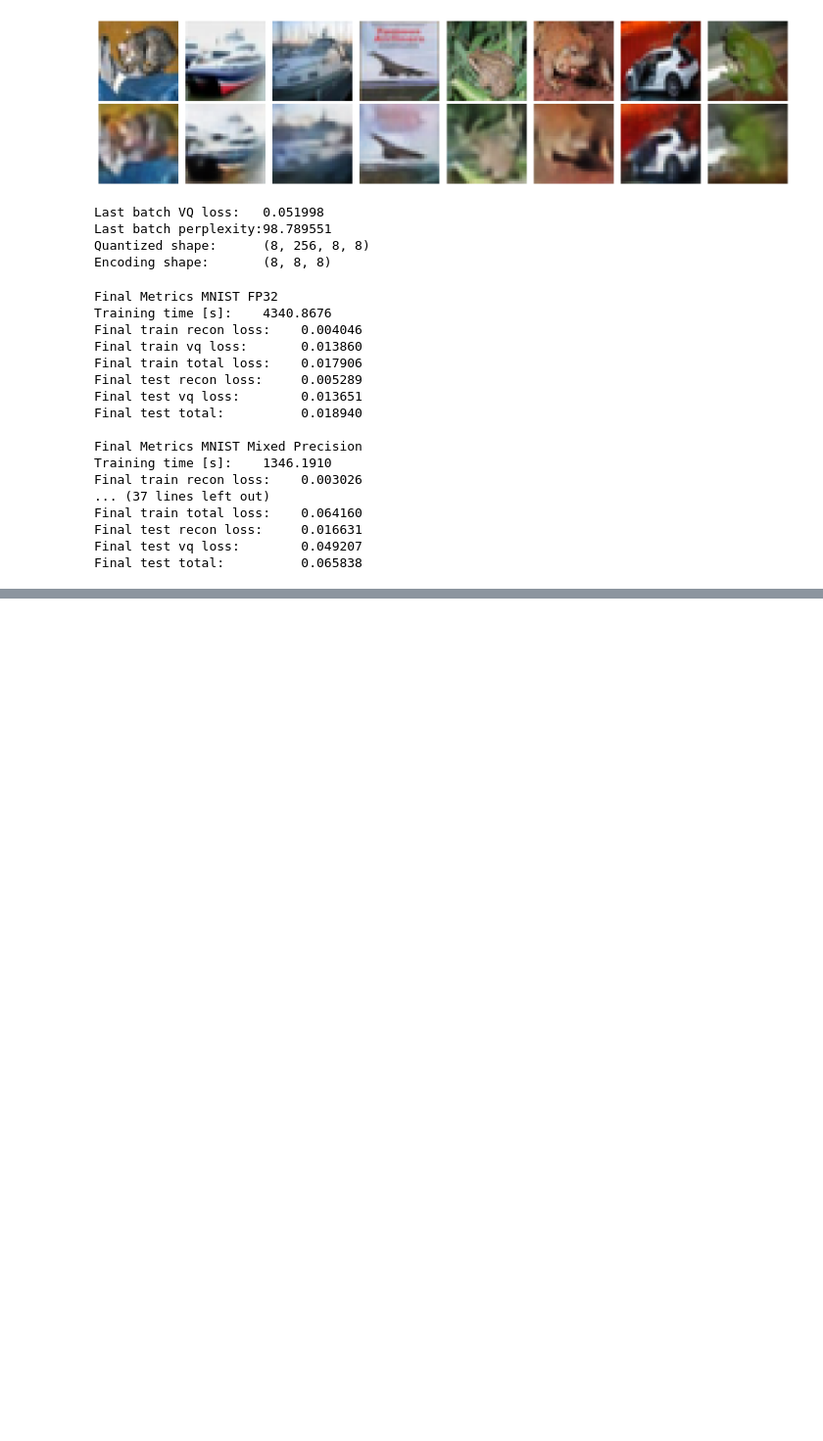
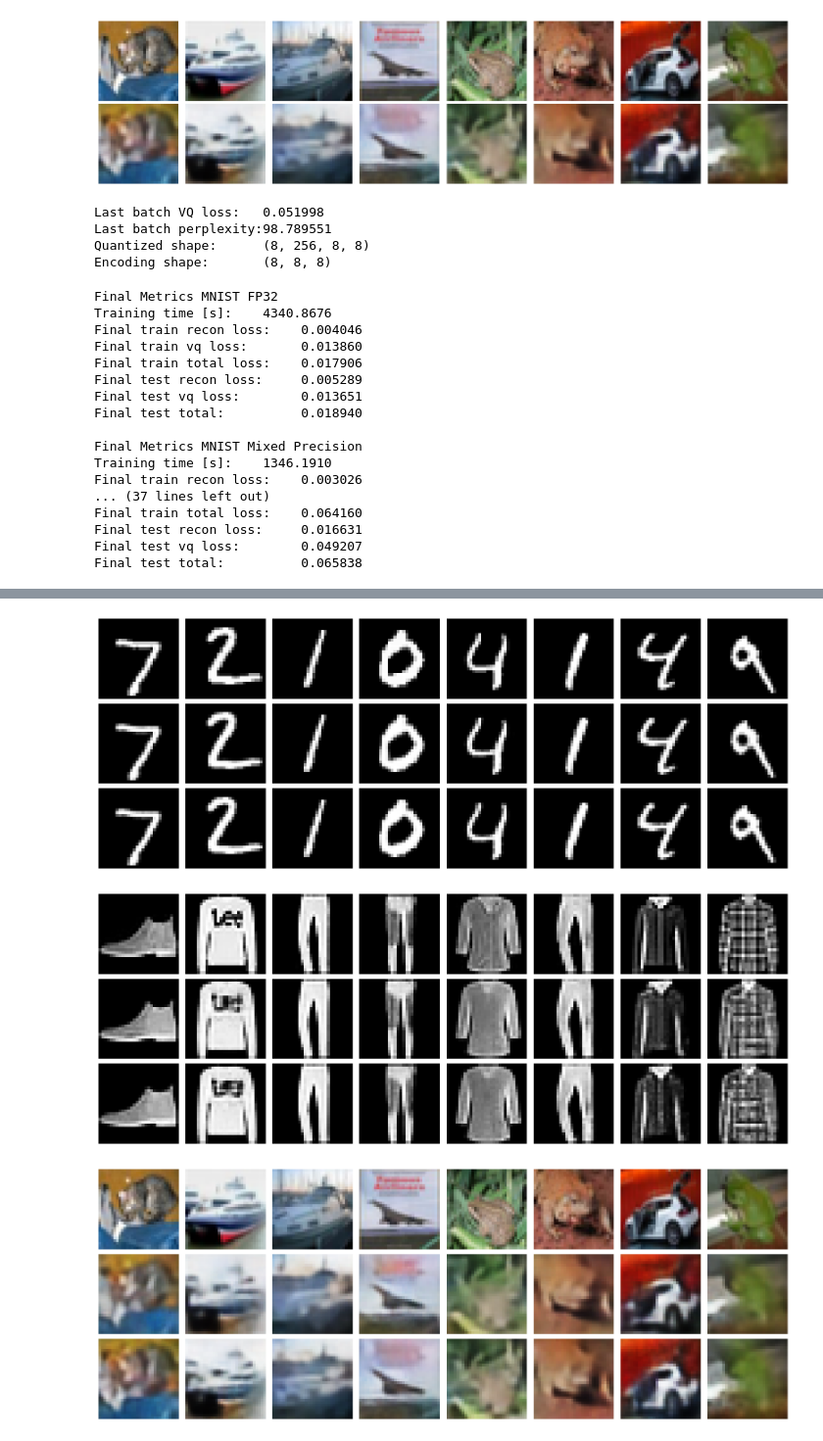
Before and after one commit to ArnarDJ/MLBAssignment2, a Jupyter notebook: Analysis_and_graphs.ipynb, the cells around one changed output, grey strips where cells are left out. Shown at 98% size. Drawn from its saved outputs; the diff is of its cells as text; code cells hidden in the pictures; blank space fills up the shorter version.

```diff
--- a/Analysis_and_graphs.ipynb
+++ b/Analysis_and_graphs.ipynb
@@ -1337,0 +1443,29 @@ x_hat max: 1.5465067625045776
+# %%
+show_vqvae_fixed_vs_mixed_results(
+    fixed_history=vqvae_mnist_fp,
+    mixed_history=vqvae_mnist_mp,
+    test_loader=mnist_test,
+    device=device,
+    dataset_name="mnist",
+    num_images=8
+)
+show_vqvae_fixed_vs_mixed_results(
+    fixed_history=vqvae_fmnist_fp,
+    mixed_history=vqvae_fmnist_mp,
+    test_loader=fashion_mnist_test,
+    device=device,
+    dataset_name="fashion-mnist",
+    num_images=8
+)
+show_vqvae_fixed_vs_mixed_results(
+    fixed_history=vqvae_cifar10_fp,
+    mixed_history=vqvae_cifar10_mp,
+    test_loader=cifar10_test,
+    device=device,
+    dataset_name="cifar10",
+    num_images=8
+)
+# %% [output]
+[figure, added]
+[figure, added]
+[figure, added]
```
Also changed, not shown: parts of 4 cells of this notebook, 37 other files.
